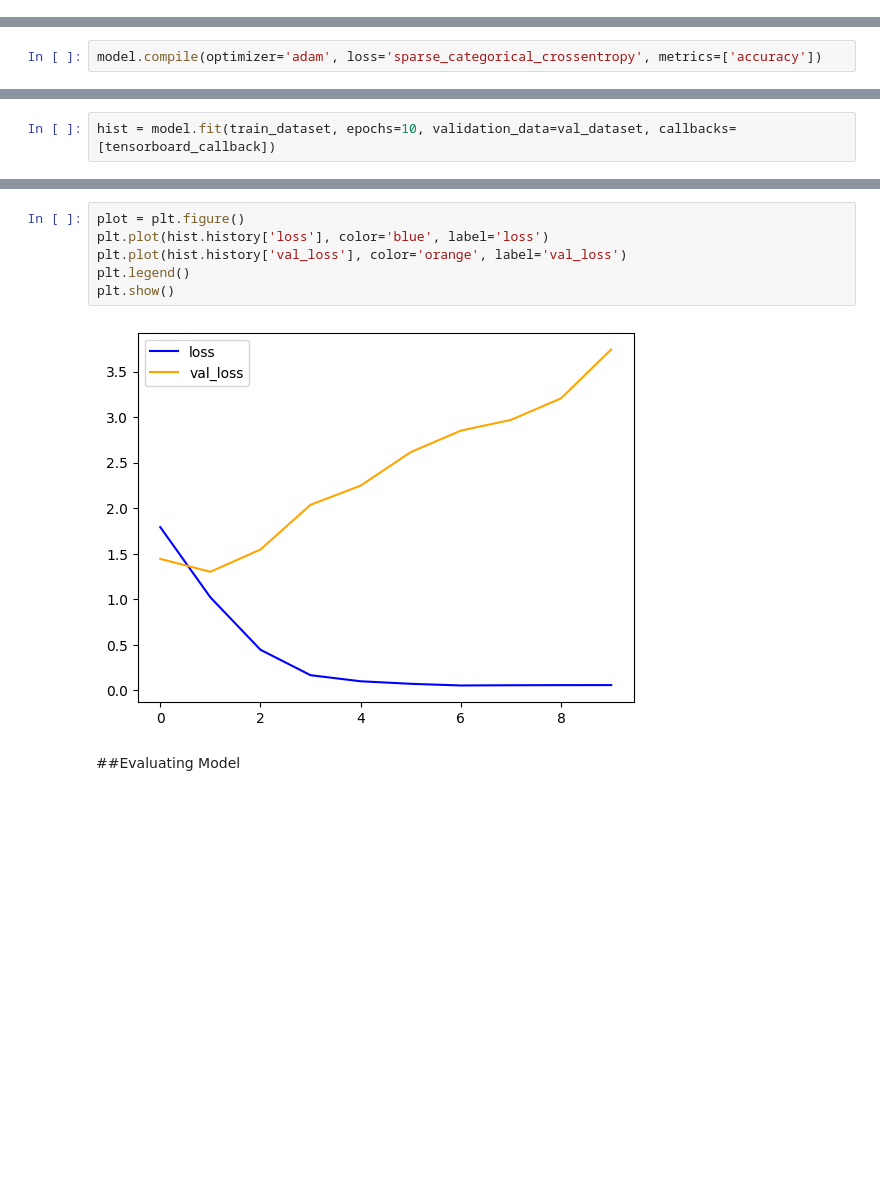
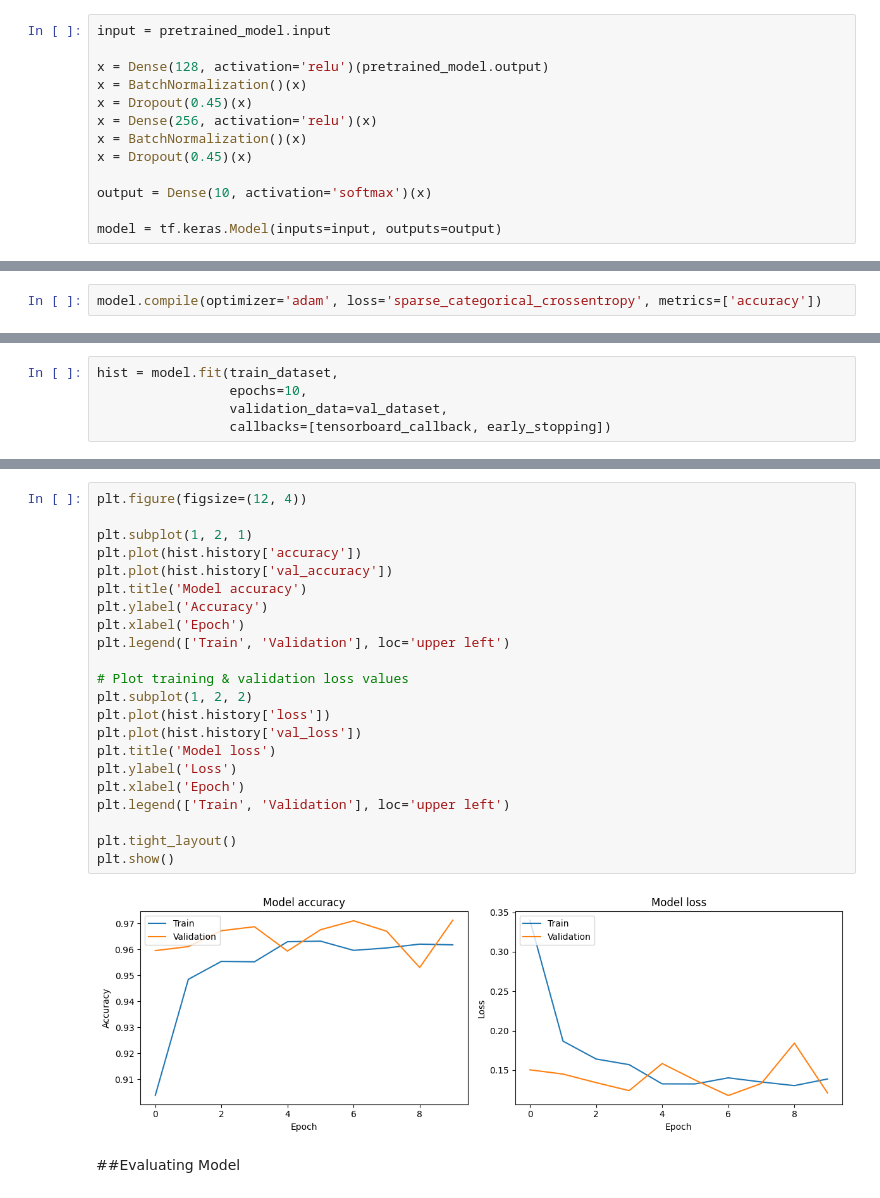
Before and after one commit to eddiechn/Multi-Class-Animal-Classification, a Jupyter notebook: Multi_Animal_Classification.ipynb, the cells around one changed output, grey strips where cells are left out. Drawn from its saved outputs; the diff is of its cells as text; blank space fills up the shorter version.

Commit message:
model saved. 97% accuracy. used EfficientNetB7 pretrained model

```diff
--- a/Multi_Animal_Classification.ipynb
+++ b/Multi_Animal_Classification.ipynb
@@ -232,0 +246,13 @@ model.add(Dense(10, activation='softmax'))
+# %%
+input = pretrained_model.input
+
+x = Dense(128, activation='relu')(pretrained_model.output)
+x = BatchNormalization()(x)
+x = Dropout(0.45)(x)
+x = Dense(256, activation='relu')(x)
+x = BatchNormalization()(x)
+x = Dropout(0.45)(x)
+
+output = Dense(10, activation='softmax')(x)
+
+model = tf.keras.Model(inputs=input, outputs=output)
@@ -262,3 +265,6 @@ train_dataset
 # %%
-hist = model.fit(train_dataset, epochs=10, validation_data=val_dataset, callbacks=[tensorboard_callback])
+hist = model.fit(train_dataset,
+                 epochs=10,
+                 validation_data=val_dataset,
+                 callbacks=[tensorboard_callback, early_stopping])
 # %% [output]
@@ -285,11 +291,27 @@ Epoch 10/10
-# %%
-plot = plt.figure()
-plt.plot(hist.history['loss'], color='blue', label='loss')
-plt.plot(hist.history['val_loss'], color='orange', label='val_loss')
-plt.legend()
-plt.show()
-# %% [output]
-[figure, removed]
+# %%
+plt.figure(figsize=(12, 4))
+
+plt.subplot(1, 2, 1)
+plt.plot(hist.history['accuracy'])
+plt.plot(hist.history['val_accuracy'])
+plt.title('Model accuracy')
+plt.ylabel('Accuracy')
+plt.xlabel('Epoch')
+plt.legend(['Train', 'Validation'], loc='upper left')
+
+# Plot training & validation loss values
+plt.subplot(1, 2, 2)
+plt.plot(hist.history['loss'])
+plt.plot(hist.history['val_loss'])
+plt.title('Model loss')
+plt.ylabel('Loss')
+plt.xlabel('Epoch')
+plt.legend(['Train', 'Validation'], loc='upper left')
+
+plt.tight_layout()
+plt.show()
+# %% [output]
+[figure, added]
 # %% [markdown]
 ##Evaluating Model
 # %%
```
Also changed, not shown: parts of 25 cells of this notebook.
